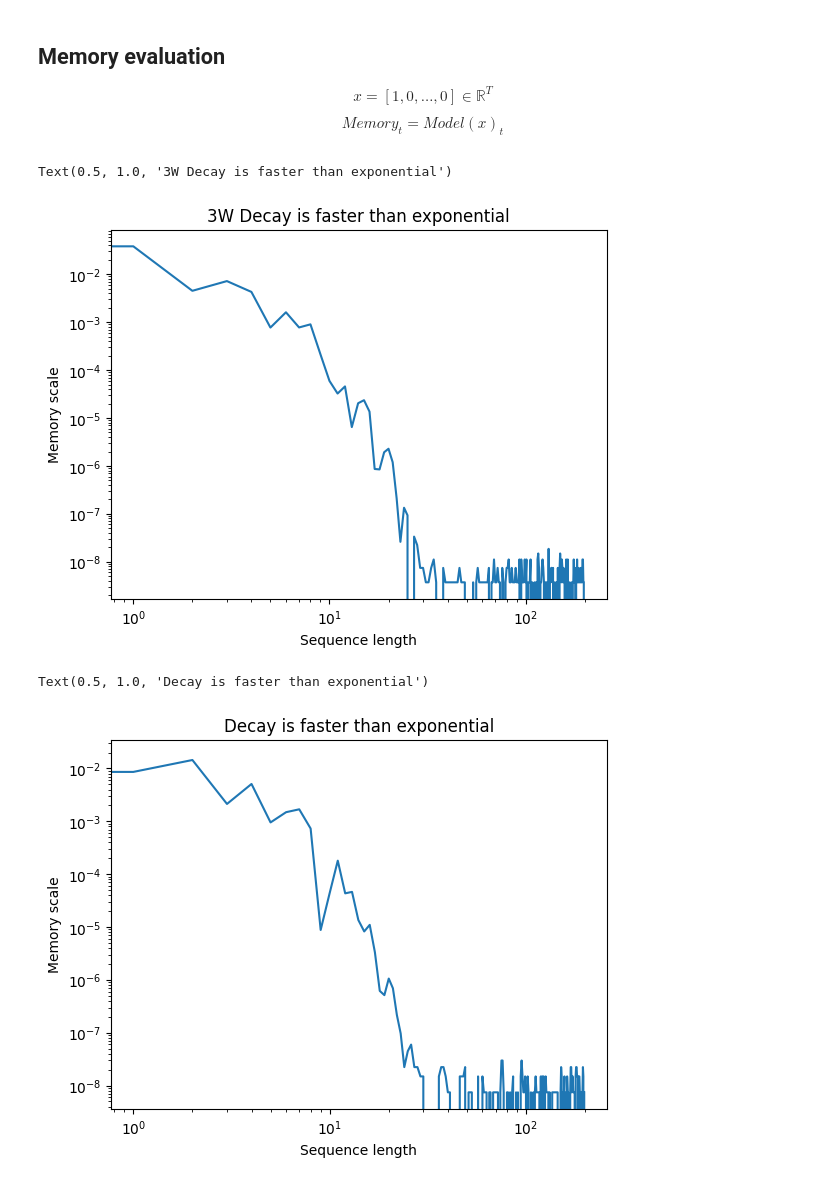
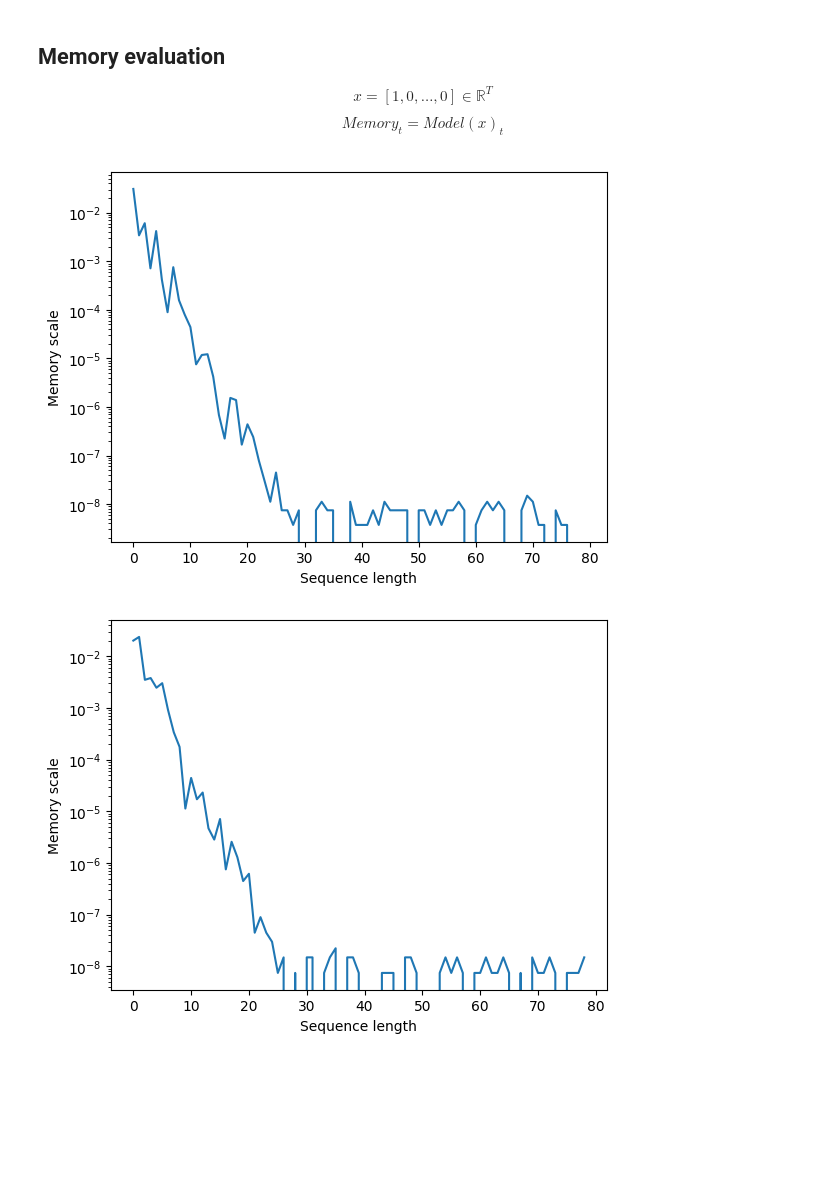
Before and after one commit to radarFudan/seq2seq-data-generator, a Jupyter notebook: test_3w.ipynb, the cells around one changed output. Drawn from its saved outputs; the diff is of its cells as text; code cells hidden in the pictures; blank space fills up the shorter version.

```diff
--- a/test_3w.ipynb
+++ b/test_3w.ipynb
@@ -8,33 +8,33 @@ from pytorch_lightning import Trainer
 from libs.seq2seq_model import RNNModel
 from libs.lfgenerator import Shift
 # %%
-model = RNNModel.load_from_checkpoint("./runs/tanhRNN/version_7/checkpoints/tanhRNN-epoch=155-valid_loss=9.75e-02.ckpt")
-model = RNNModel.load_from_checkpoint("./runs/tanhRNN_3w/version_0/checkpoints/tanhRNN_3w-epoch=102-valid_loss=7.11e-02.ckpt")
+model = RNNModel.load_from_checkpoint("./runs/tanhRNN_3w/version_0/checkpoints/tanhRNN_3w-epoch=33-valid_loss=9.51e-02.ckpt")
 # %% [markdown]
 ## Memory evaluation
 
 $$x = [1, 0, \dots, 0] \in \mathbb{R}^T$$
 $$Memory_t = Model(x)_t$$
 # %%
-id = torch.zeros(1,200,3)
+test_t=80
+
+id = torch.zeros(1,test_t,3)
 id[0,0,0] = 1.0
 # %%
 model.return_sequence = True
 output = model(id)[0,:].detach().cpu().numpy()
 output -= output[-1]
 output = np.abs(output)
 plt.plot(output)
 plt.xlabel("Sequence length")
 plt.ylabel("Memory scale")
 plt.yscale("log")
-plt.xscale("log")
+# plt.xscale("log")
 
-plt.title("3W Decay is faster than exponential")
+# plt.title("3W Decay is faster than exponential")
 # %% [output]
-Text(0.5, 1.0, '3W Decay is faster than exponential')
-[figure, old version]
+[figure, new version]
 # %%
-id = torch.ones(1,200,3)
+id = torch.ones(1,test_t,3)
 
 output = model(id)[0,:].detach().cpu().numpy()
 memory = output[1:] - output[:-1]
@@ -43,9 +43,8 @@ plt.plot(memory)
 plt.xlabel("Sequence length")
 plt.ylabel("Memory scale")
 plt.yscale("log")
-plt.xscale("log")
+# plt.xscale("log")
 
-plt.title("Decay is faster than exponential")
+# plt.title("Decay is faster than exponential")
 # %% [output]
-Text(0.5, 1.0, 'Decay is faster than exponential')
-[figure, old version]
+[figure, new version]
```
Also changed, not shown: 7 other files.
